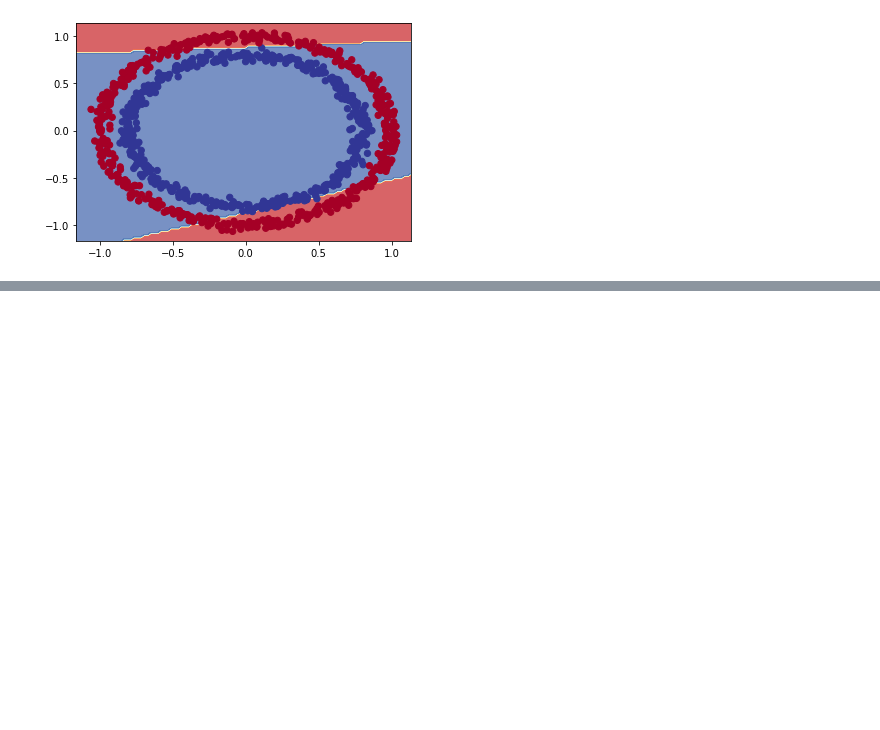
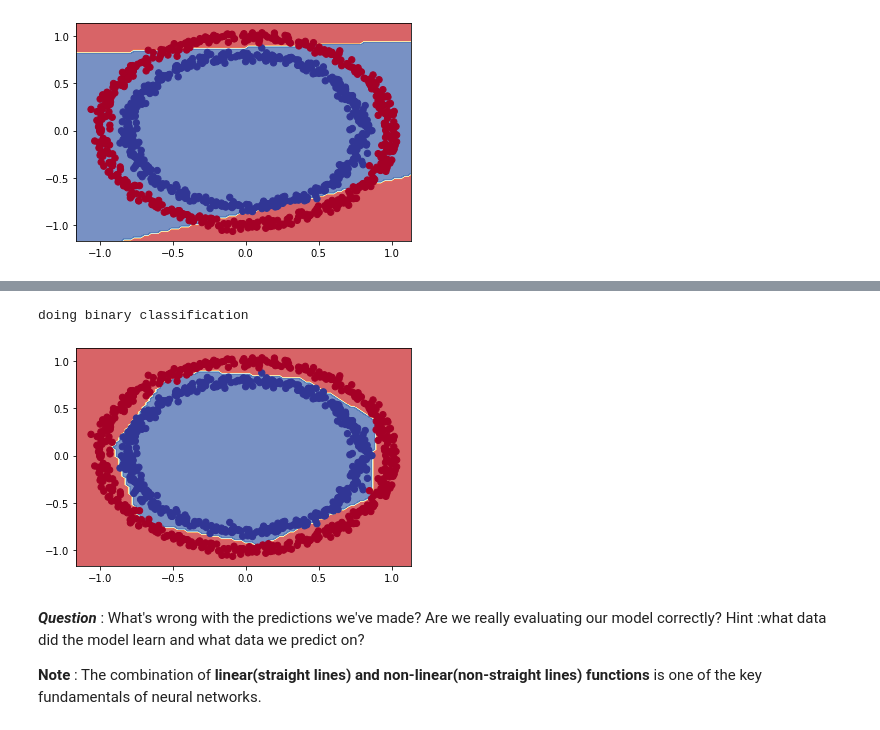
Before and after one commit to prasann25/colab, a Jupyter notebook: 02_neural_network_classification_with_tensorflow.ipynb, the cells around one changed output, grey strips where cells are left out. Cells and saved outputs as stored; diff of their text form; code cells hidden in the pictures; blank space fills up the shorter version.

Commit message:
80. Non-linearity part 4: Modelling our non-linear data once and for all

```diff
--- a/02_neural_network_classification_with_tensorflow.ipynb
+++ b/02_neural_network_classification_with_tensorflow.ipynb
@@ -472,0 +473,18 @@ doing binary classification
+# %%
+# Set the random seed
+tf.random.set_seed(42)
+
+# 1. Create the model
+model_7 = tf.keras.Sequential([
+    tf.keras.layers.Dense(4, activation="relu"),
+    tf.keras.layers.Dense(4, activation="relu"),
+    tf.keras.layers.Dense(1, activation="sigmoid")
+])
+
+# 2. Compile the model
+model_7.compile(loss="binary_crossentropy",
+                optimizer=tf.keras.optimizers.Adam(learning_rate = 0.001),
+                metrics=["accuracy"])
+
+# 3. Fit the model
+model_7.fit(X, y, epochs=100)
@@ -472,0 +516,11 @@ doing binary classification
+# %%
+# Let's visualize our incredible metrics
+plot_decision_boundary(model_7, X, y)
+# %% [output]
+doing binary classification
+[figure, added]
+# %% [markdown]
+***Question*** : What's wrong with the predictions we've made? Are we really evaluating our model correctly?
+Hint :what data did the model learn and what data we predict on?
+
+**Note** : The combination of **linear(straight lines) and non-linear(non-straight lines) functions** is one of the key fundamentals of neural networks.
```
Also changed, not shown: parts of 4 cells of this notebook.
